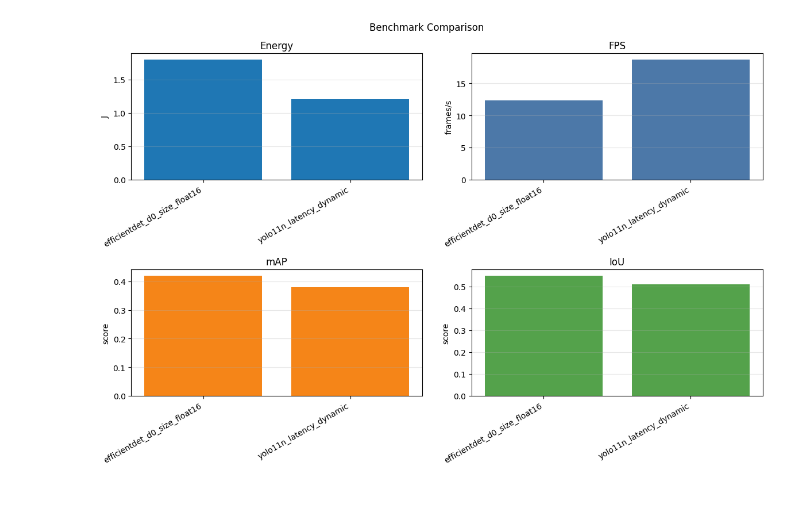
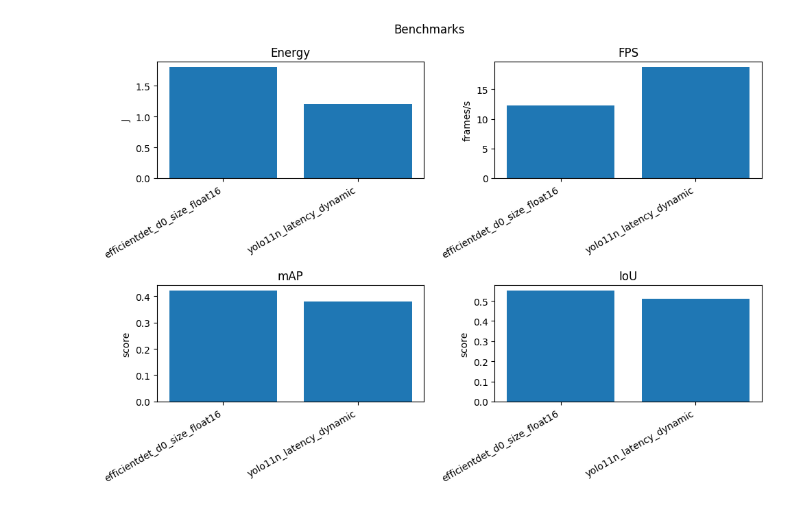
Before and after one commit to JakubSchwenkbeck/low-power-person-detection-uav-sar, a Jupyter notebook: src/plot_benchmarks.ipynb, the cells around one changed output. Cells and saved outputs as stored; diff of their text form; code cells hidden in the pictures.

Commit message:
simplify plotting

```diff
--- a/src/plot_benchmarks.ipynb
+++ b/src/plot_benchmarks.ipynb
@@ -1,54 +1,38 @@
 # %%
 import matplotlib.pyplot as plt
 
-def plot_benchmarks(benchmarks: list[dict], output_path: str | None = None):
-    models = [b.get("model", "") for b in benchmarks]
-    energy = [b.get("energy", 0) for b in benchmarks]
-    fps = [b.get("fps", 0) for b in benchmarks]
-    map_ = [b.get("map", 0) for b in benchmarks]
-    iou = [b.get("iou", 0) for b in benchmarks]
+def plot_benchmarks(items, save=None):
+    names = [x.get("model", "") for x in items]
+    energy = [x.get("energy", 0) for x in items]
+    fps = [x.get("fps", 0) for x in items]
+    map_ = [x.get("map", 0) for x in items]
+    iou = [x.get("iou", 0) for x in items]
 
-    fig, axs = plt.subplots(2, 2, figsize=(12, 8))
-    x = range(len(models))
+    fig, ax = plt.subplots(2, 2, figsize=(10, 7))
+    x = range(len(names))
 
-    axs[0, 0].bar(x, energy)
-    axs[0, 0].set_title("Energy")
-    axs[0, 0].set_ylabel("J")
-    axs[0, 0].grid(True, axis="y", alpha=0.3)
+    ax[0, 0].bar(x, energy); ax[0, 0].set_title("Energy"); ax[0, 0].set_ylabel("J")
+    ax[0, 1].bar(x, fps);    ax[0, 1].set_title("FPS");    ax[0, 1].set_ylabel("frames/s")
+    ax[1, 0].bar(x, map_);   ax[1, 0].set_title("mAP");    ax[1, 0].set_ylabel("score")
+    ax[1, 1].bar(x, iou);    ax[1, 1].set_title("IoU");    ax[1, 1].set_ylabel("score")
 
-    axs[0, 1].bar(x, fps, color="#4c78a8")
-    axs[0, 1].set_title("FPS")
-    axs[0, 1].set_ylabel("frames/s")
-    axs[0, 1].grid(True, axis="y", alpha=0.3)
+    for a in ax.flat:
+        a.set_xticks(list(x))
+        a.set_xticklabels(names, rotation=30, ha="right")
 
-    axs[1, 0].bar(x, map_, color="#f58518")
-    axs[1, 0].set_title("mAP")
-    axs[1, 0].set_ylabel("score")
-    axs[1, 0].grid(True, axis="y", alpha=0.3)
-
-    axs[1, 1].bar(x, iou, color="#54a24b")
-    axs[1, 1].set_title("IoU")
-    axs[1, 1].set_ylabel("score")
-    axs[1, 1].grid(True, axis="y", alpha=0.3)
-
-    for ax in axs.flat:
-        ax.set_xticks(list(x))
-        ax.set_xticklabels(models, rotation=30, ha="right")
-
-    fig.suptitle("Benchmark Comparison", y=0.98)
+    fig.suptitle("Benchmarks")
     fig.tight_layout()
 
-    if output_path:
-        plt.savefig(output_path, dpi=200, bbox_inches="tight")
+    if save:
+        plt.savefig(save, dpi=200, bbox_inches="tight")
     else:
         plt.show()
-
 
 benchmarks = [
     {"model": "efficientdet_d0_size_float16", "energy": 1.8, "fps": 12.3, "map": 0.42, "iou": 0.55},
     {"model": "yolo11n_latency_dynamic", "energy": 1.2, "fps": 18.7, "map": 0.38, "iou": 0.51},
 ]
 
 plot_benchmarks(benchmarks)
 # %% [output]
-[figure, old version]
+[figure, new version]
```
